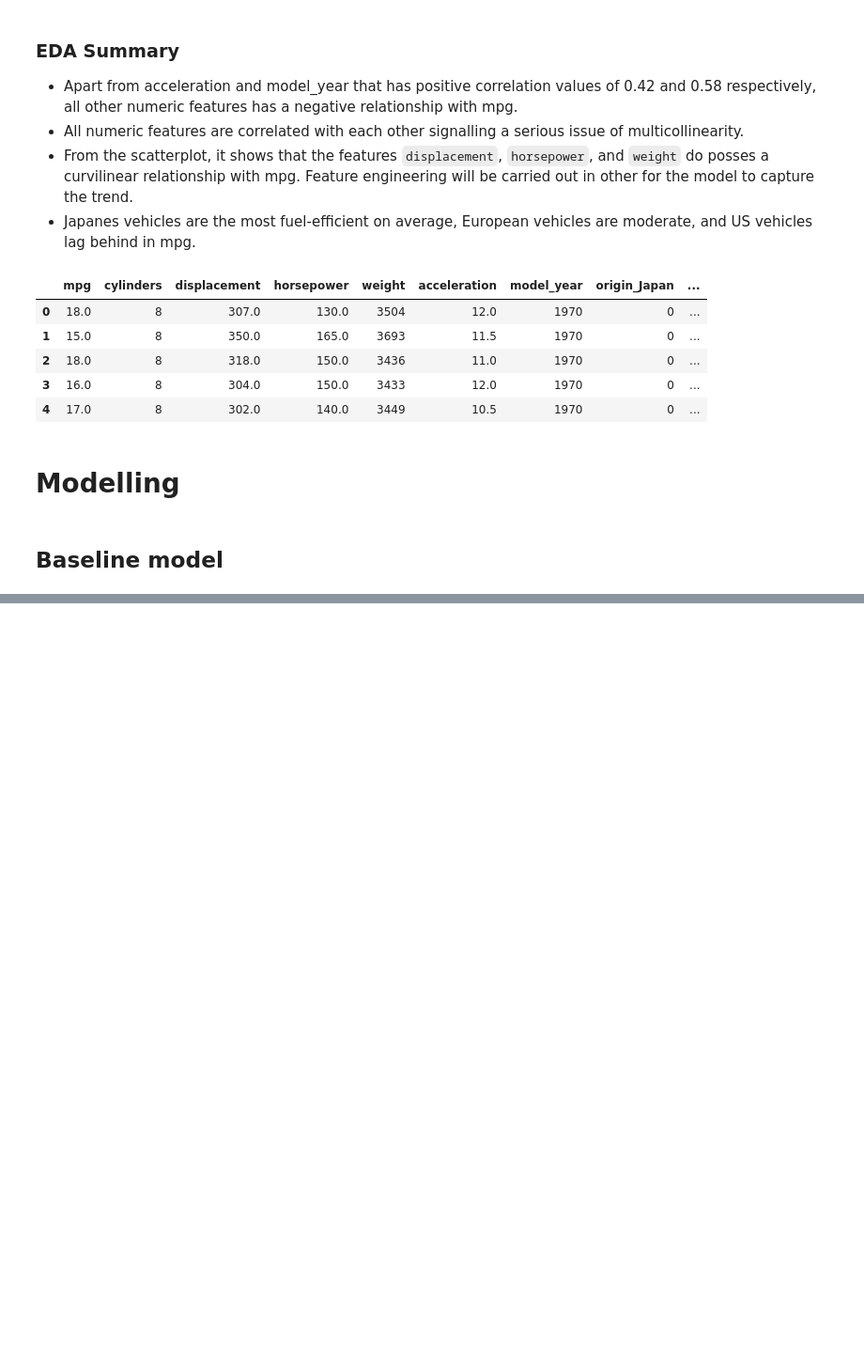
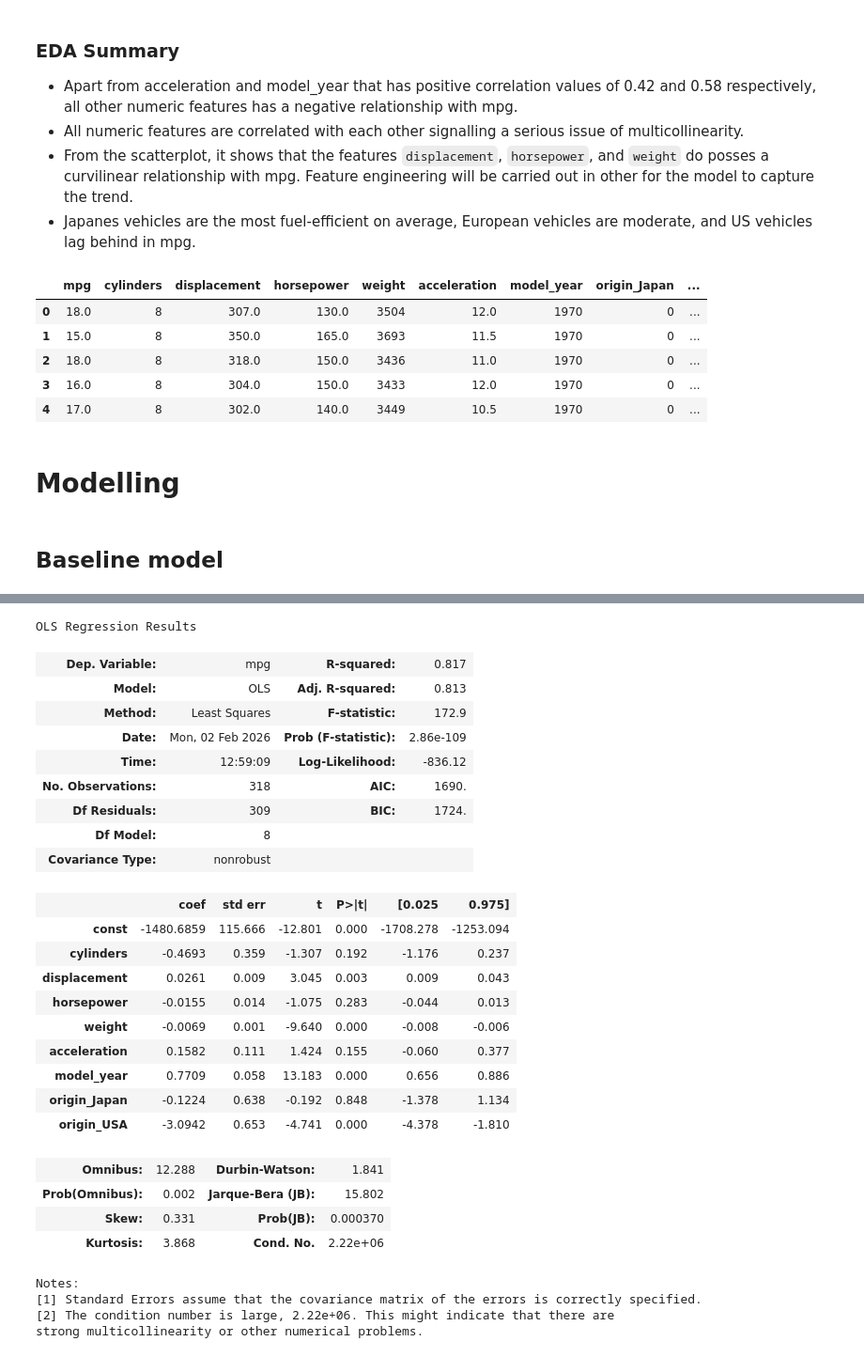
Before and after one commit to GeorgeScriptt/Vehicle-Fuel-Efficiency-Prediction, a Jupyter notebook: Vehicle-Fuel-Efficiency-Analysis-and-Modelling.ipynb, the cells around one changed output, grey strips where cells are left out. Shown at 94% size. Saved outputs shown, nothing was run; the diff lists cells and outputs as text; code cells hidden in the pictures; blank space fills up the shorter version.

```diff
--- a/Vehicle-Fuel-Efficiency-Analysis-and-Modelling.ipynb
+++ b/Vehicle-Fuel-Efficiency-Analysis-and-Modelling.ipynb
@@ -356,0 +395,31 @@ residual_analysis(base_model)
+# %%
+model.summary()
+# %% [output]
+OLS Regression Results
+| Dep. Variable: | mpg | R-squared: | 0.817 |
+| Model: | OLS | Adj. R-squared: | 0.813 |
+| Method: | Least Squares | F-statistic: | 172.9 |
+| Date: | Mon, 02 Feb 2026 | Prob (F-statistic): | 2.86e-109 |
+| Time: | 12:59:09 | Log-Likelihood: | -836.12 |
+| No. Observations: | 318 | AIC: | 1690. |
+| Df Residuals: | 309 | BIC: | 1724. |
+| Df Model: | 8 |  |  |
+| Covariance Type: | nonrobust |  |  |
+|  | coef | std err | t | P>|t| | [0.025 | 0.975] |
+| const | -1480.6859 | 115.666 | -12.801 | 0.000 | -1708.278 | -1253.094 |
+| cylinders | -0.4693 | 0.359 | -1.307 | 0.192 | -1.176 | 0.237 |
+| displacement | 0.0261 | 0.009 | 3.045 | 0.003 | 0.009 | 0.043 |
+| horsepower | -0.0155 | 0.014 | -1.075 | 0.283 | -0.044 | 0.013 |
+| weight | -0.0069 | 0.001 | -9.640 | 0.000 | -0.008 | -0.006 |
+| acceleration | 0.1582 | 0.111 | 1.424 | 0.155 | -0.060 | 0.377 |
+| model_year | 0.7709 | 0.058 | 13.183 | 0.000 | 0.656 | 0.886 |
+| origin_Japan | -0.1224 | 0.638 | -0.192 | 0.848 | -1.378 | 1.134 |
+| origin_USA | -3.0942 | 0.653 | -4.741 | 0.000 | -4.378 | -1.810 |
+| Omnibus: | 12.288 | Durbin-Watson: | 1.841 |
+| Prob(Omnibus): | 0.002 | Jarque-Bera (JB): | 15.802 |
+| Skew: | 0.331 | Prob(JB): | 0.000370 |
+| Kurtosis: | 3.868 | Cond. No. | 2.22e+06 |
+Notes:
+[1] Standard Errors assume that the covariance matrix of the errors is correctly specified.
+[2] The condition number is large, 2.22e+06. This might indicate that there are
+strong multicollinearity or other numerical problems.
```
Also changed, not shown: parts of 15 cells of this notebook.
